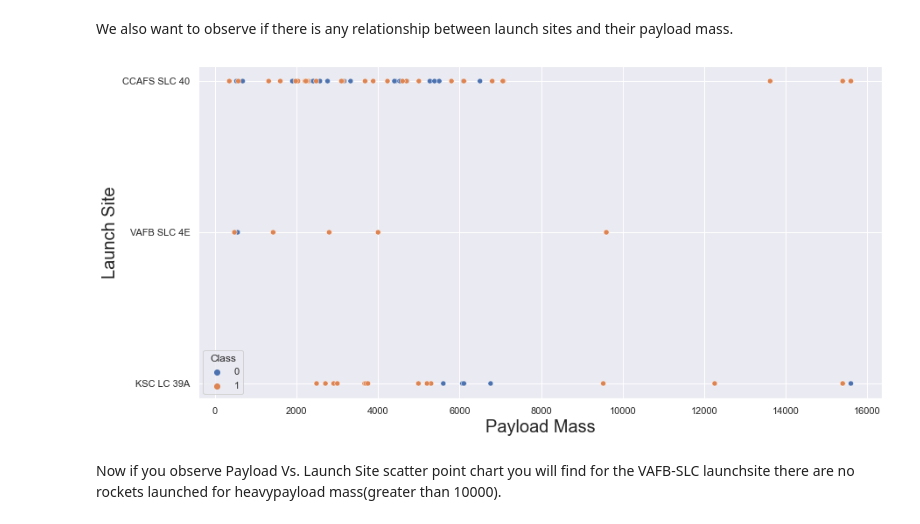
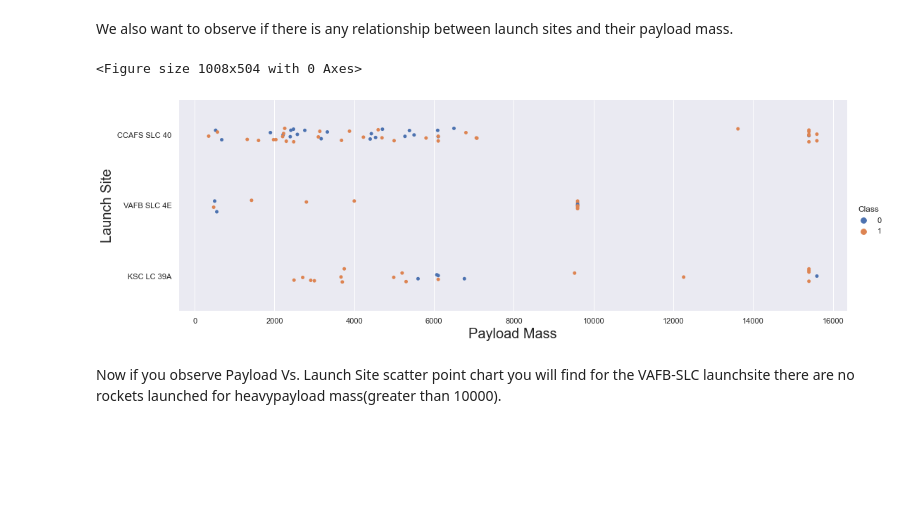
Before and after one commit to wise-hub/spacex, a Jupyter notebook: notebooks/5-jupyter-labs-eda-dataviz.ipynb, the cells around one changed output. Saved outputs shown, nothing was run; the diff lists cells and outputs as text; code cells hidden in the pictures; blank space fills up the shorter version.

```diff
--- a/notebooks/5-jupyter-labs-eda-dataviz.ipynb
+++ b/notebooks/5-jupyter-labs-eda-dataviz.ipynb
@@ -102,13 +102,14 @@ We also want to observe if there is any relationship between launch sites and th
 # %%
 # Plot a scatter point chart with x axis to be Pay Load Mass (kg) and y axis to be the launch site, and hue to be the class value
 sns.set_theme(color_codes=True)
 plt.figure(figsize=(14,7))
-sns.scatterplot(data=df, x="PayloadMass", y="LaunchSite", hue="Class")
+sns.catplot(data=df, x="PayloadMass", y="LaunchSite", hue="Class", aspect=3)
 plt.xlabel("Payload Mass", fontsize=20)
 plt.ylabel("Launch Site", fontsize=20)
 plt.show()
 # %% [output]
+<Figure size 1008x504 with 0 Axes>
-[figure, old version]
+[figure, new version]
 # %% [markdown]
 Now if you observe Payload Vs. Launch Site scatter point chart you will find for the VAFB-SLC  launchsite there are no  rockets  launched for  heavypayload mass(greater than 10000).
 # %% [markdown]
```
Also changed, not shown: parts of 2 cells of this notebook, 3 other files.
